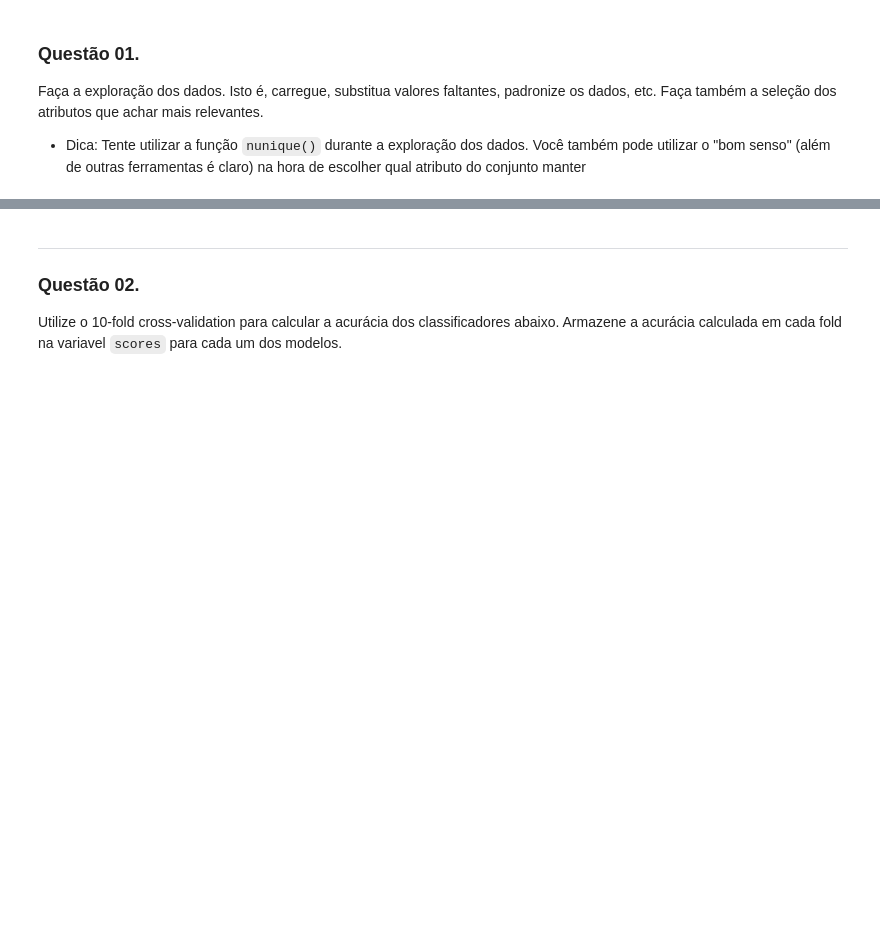
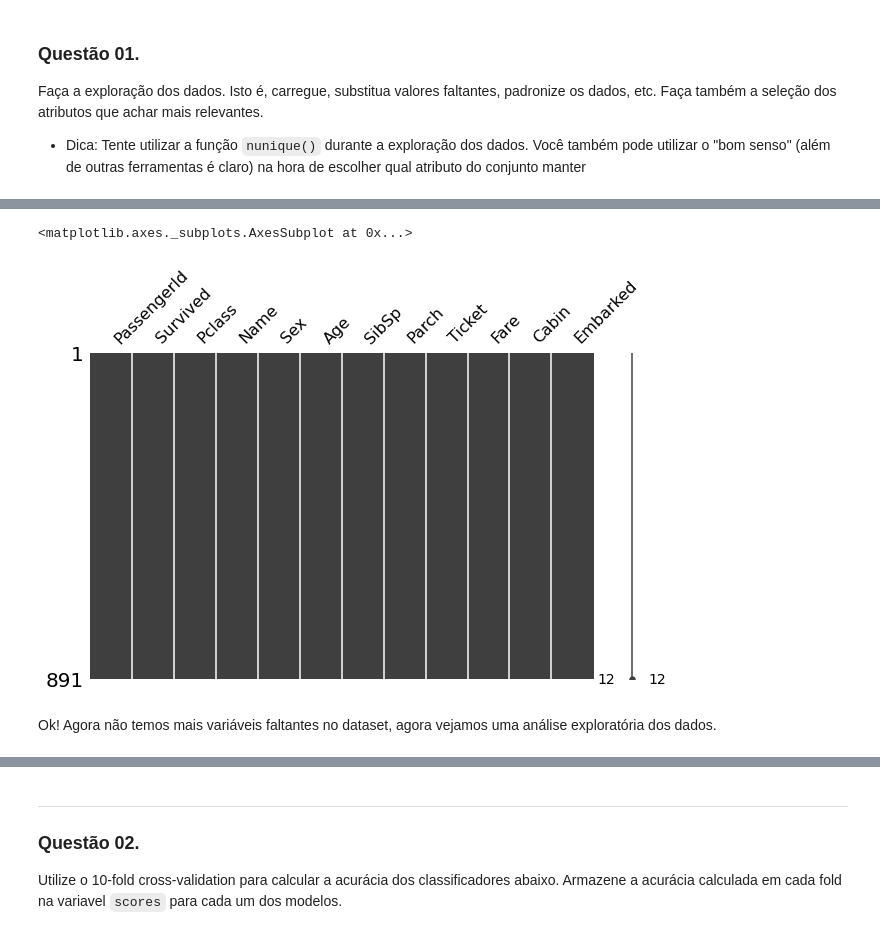
Before and after one commit to gmichelcarvalho/SCC5948_Ciencia-de-dados, a Jupyter notebook: Exercício_Teste_de_Hipótese.ipynb, the cells around one changed output, grey strips where cells are left out. Cells and saved outputs as stored; diff of their text form; code cells hidden in the pictures; blank space fills up the shorter version.

```diff
--- a/Exercício_Teste_de_Hipótese.ipynb
+++ b/Exercício_Teste_de_Hipótese.ipynb
@@ -39,0 +95,6 @@ Faça a exploração dos dados. Isto é, carregue, substitua valores faltantes,
+# %%
+data_titanic["Age"].fillna(data_titanic['Age'].mean(), inplace=True)
+# %%
+data_titanic['Embarked'].fillna(data_titanic['Embarked'].value_counts().index[0], inplace=True)
+# %%
+data_titanic['Cabin'].fillna(data_titanic['Cabin'].value_counts().index[0],inplace=True)
@@ -39,0 +110,8 @@ Faça a exploração dos dados. Isto é, carregue, substitua valores faltantes,
+# %%
+
+miss.matrix(data_titanic, figsize = (10, 6))
+# %% [output]
+<matplotlib.axes._subplots.AxesSubplot at 0x...>
+[figure, added]
+# %% [markdown]
+Ok! Agora não temos mais variáveis faltantes no dataset, agora vejamos uma análise exploratória dos dados.
```
Also changed, not shown: parts of 93 cells of this notebook.
